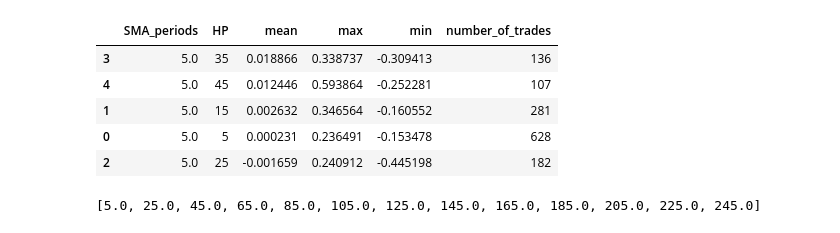
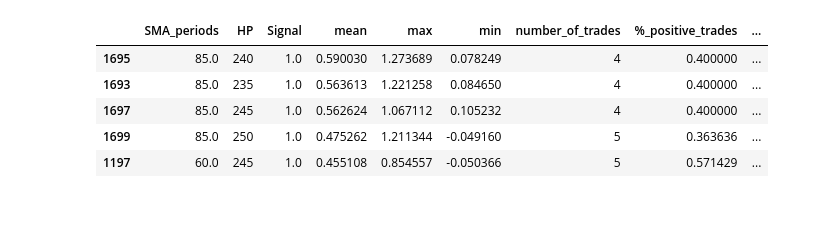
Before and after one commit to keraban-rocha/ibov-trading, a Jupyter notebook: results_analysis.ipynb, the cells around one changed output. Drawn from its saved outputs; the diff is of its cells as text; code cells hidden in the pictures.

Commit message:
updates on analysis and plot function

```diff
--- a/results_analysis.ipynb
+++ b/results_analysis.ipynb
@@ -12,17 +32,17 @@ df_results = df_results.drop(columns='Unnamed: 0')
 # %%
-# Calculate mean, max and min returns for each SMA, holding period and signal combination
+# Calculate mean, max and min returns, number of trades and percentage of positive trades for each SMA, holding period and signal combination
 df_trades = df_results.loc[~df_results['Signal'].isna()]
-df_returns = df_trades.groupby(['SMA_periods','HP']).agg(mean=('Trade','mean'),max=('Trade','max'),min=('Trade','min'),number_of_trades=('Trade','count')).reset_index()
-df_returns.head(5).sort_values('mean',ascending=False)
+grouped = df_trades.groupby(['SMA_periods','HP','Signal'])
+df_returns = grouped['Trade'].agg(['mean','max','min','count'])
+df_returns = df_returns.rename(columns={'count':'number_of_trades'})
+df_returns['%_positive_trades'] = grouped['Trade'].apply(lambda x: (x>0).sum() / len(x))
+df_returns['max_min_ratio'] = df_returns['max'] / abs(df_returns['min'])
+df_returns = df_returns.reset_index()
+df_returns.sort_values(by='mean',ascending=False).head(5)
 # %% [output]
-|  | SMA_periods | HP | mean | max | min | number_of_trades |
-| 3 | 5.0 | 35 | 0.018866 | 0.338737 | -0.309413 | 136 |
-| 4 | 5.0 | 45 | 0.012446 | 0.593864 | -0.252281 | 107 |
-| 1 | 5.0 | 15 | 0.002632 | 0.346564 | -0.160552 | 281 |
-| 0 | 5.0 | 5 | 0.000231 | 0.236491 | -0.153478 | 628 |
-| 2 | 5.0 | 25 | -0.001659 | 0.240912 | -0.445198 | 182 |
+|  | SMA_periods | HP | Signal | mean | max | min | number_of_trades | %_positive_trades | ... |
+| 1695 | 85.0 | 240 | 1.0 | 0.590030 | 1.273689 | 0.078249 | 4 | 0.400000 | ... |
+| 1693 | 85.0 | 235 | 1.0 | 0.563613 | 1.221258 | 0.084650 | 4 | 0.400000 | ... |
+| 1697 | 85.0 | 245 | 1.0 | 0.562624 | 1.067112 | 0.105232 | 4 | 0.400000 | ... |
+| 1699 | 85.0 | 250 | 1.0 | 0.475262 | 1.211344 | -0.049160 | 5 | 0.363636 | ... |
+| 1197 | 60.0 | 245 | 1.0 | 0.455108 | 0.854557 | -0.050366 | 5 | 0.571429 | ... |
-# %%
-# Get unique SMA values to plot
-print([x for x in df_returns['SMA_periods'].unique()])
-# %% [output]
-[5.0, 25.0, 45.0, 65.0, 85.0, 105.0, 125.0, 145.0, 165.0, 185.0, 205.0, 225.0, 245.0]
```
Also changed, not shown: parts of 5 cells of this notebook, 1 other file.
